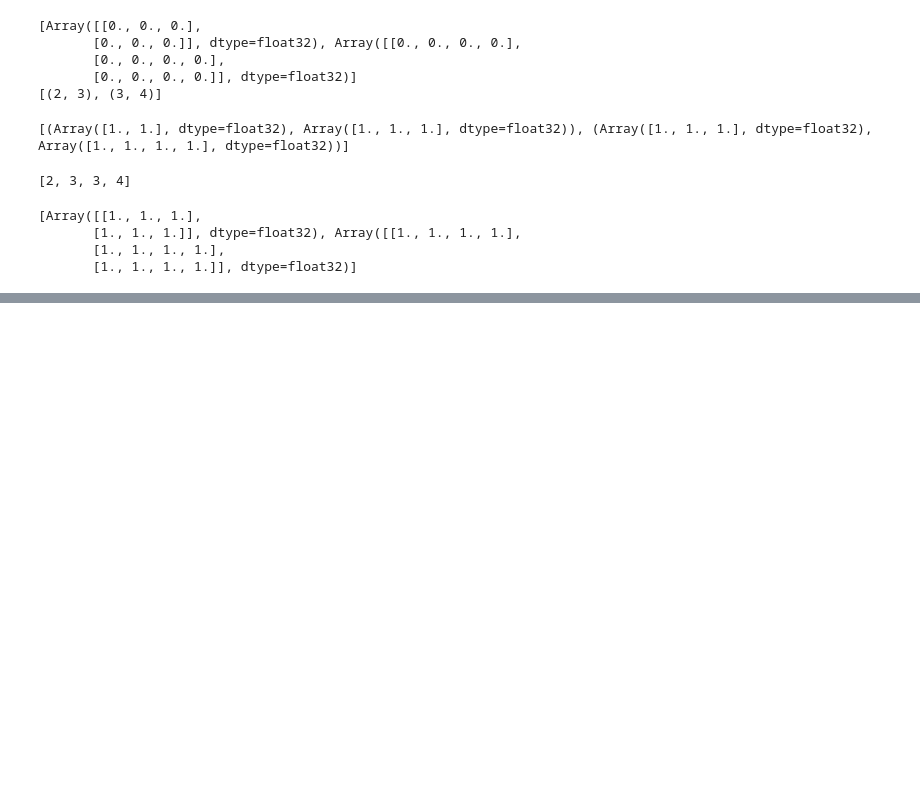
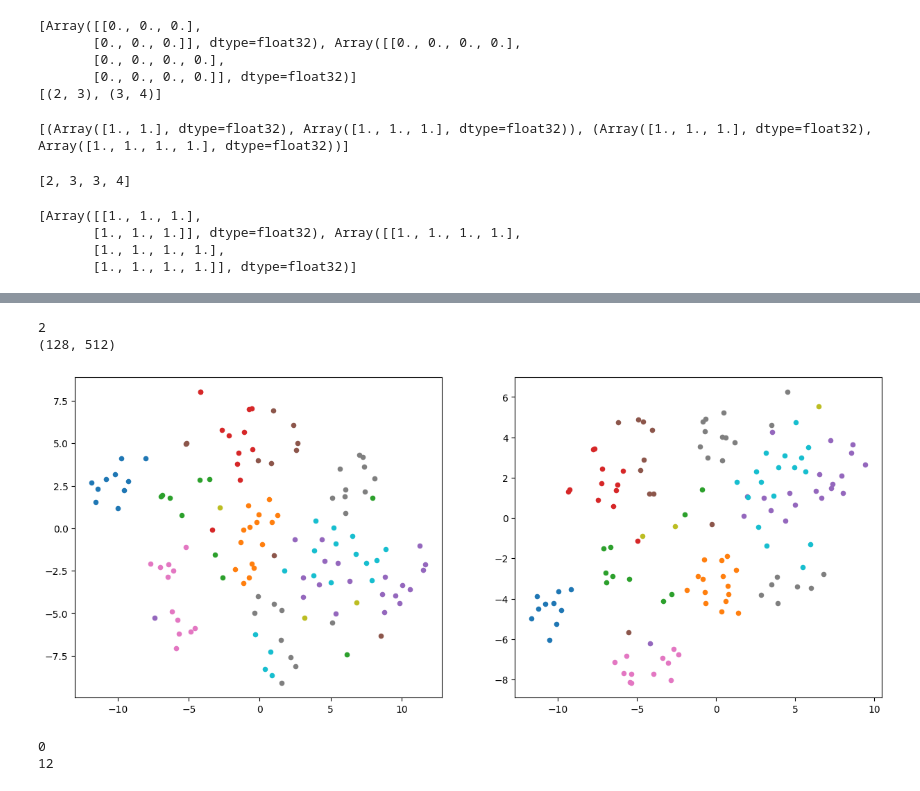
Before and after one commit to jamie-mcg/jax_nn, a Jupyter notebook: 1_neural_network.ipynb, the cells around one changed output, grey strips where cells are left out. Drawn from its saved outputs; the diff is of its cells as text; code cells hidden in the pictures; blank space fills up the shorter version.

```diff
--- a/1_neural_network.ipynb
+++ b/1_neural_network.ipynb
@@ -159,0 +534,53 @@ jax.devices()
+# %%
+from sklearn.manifold import TSNE
+
+
+def fetch_activations(params, x):
+    """
+    Predicts the output of a neural network with given parameters.
+    """
+    all_activations = []
+    activation = x
+    for w, b in params[:-1]:
+        activation = jax.nn.relu(jnp.dot(w, activation) + b)
+        all_activations.append(activation)
+
+    return all_activations
+
+batched_fetch_activations = vmap(fetch_activations, in_axes=(None, 0))
+
+batch_imgs, batch_labels = next(iter(testloader))
+batched_activations = batched_fetch_activations(MLP_params, batch_imgs)
+
+print(len(batched_activations))
+print(batched_activations[-1].shape)
+# %% [output]
+2
+(128, 512)
+# %%
+all_tsne_embeddings = [TSNE(n_components=2).fit_transform(x) for x in batched_activations]
+
+fig, axes = plt.subplots(1, len(all_tsne_embeddings), figsize=(15, 6))
+axes = axes.ravel()
+for ax, tsne_embeddings in zip(axes, all_tsne_embeddings):
+    for cls in range(10):
+        ax.scatter(
+            tsne_embeddings[labels == cls, 0],
+            tsne_embeddings[labels == cls, 1],
+            s=20,
+            label=cls,
+        )
+plt.show()
+# %% [output]
+[figure, added]
+# %%
+dead_neurons = [np.ones(act.shape[1:]) for act in batched_activations]
+
+for layer_id, activations in enumerate(batched_activations):
+    dead_neurons[layer_id] = np.logical_and(dead_neurons[layer_id], (activations == 0).all(axis=0))
+
+for layers in dead_neurons:
+    print(np.sum(layers))
+# %% [output]
+0
+12
```
Also changed, not shown: parts of 26 cells of this notebook, 2 other files.
